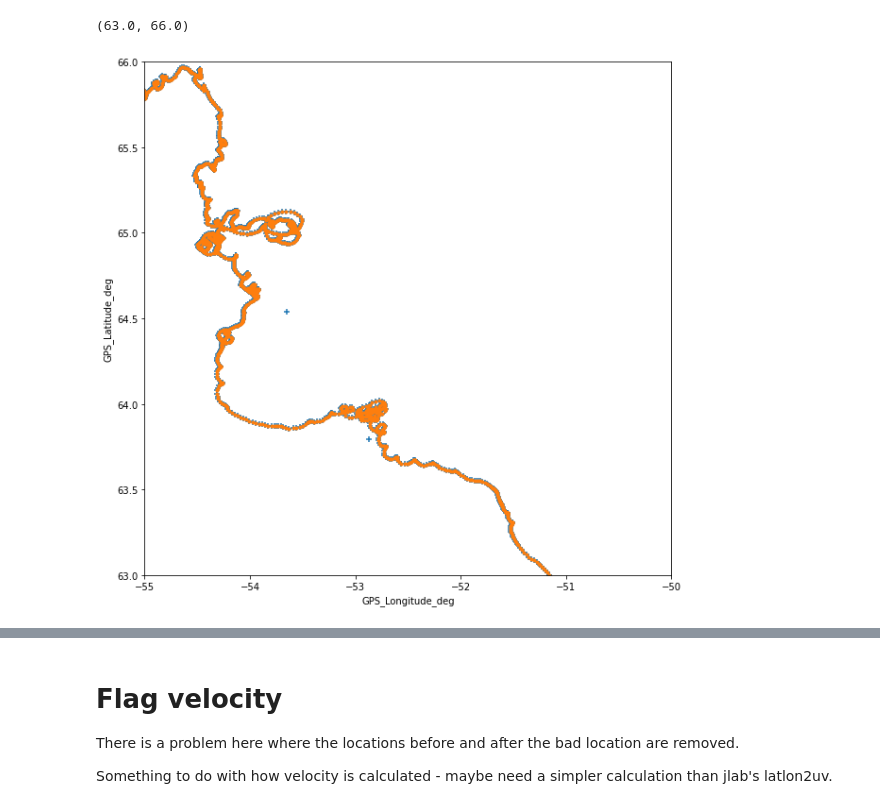
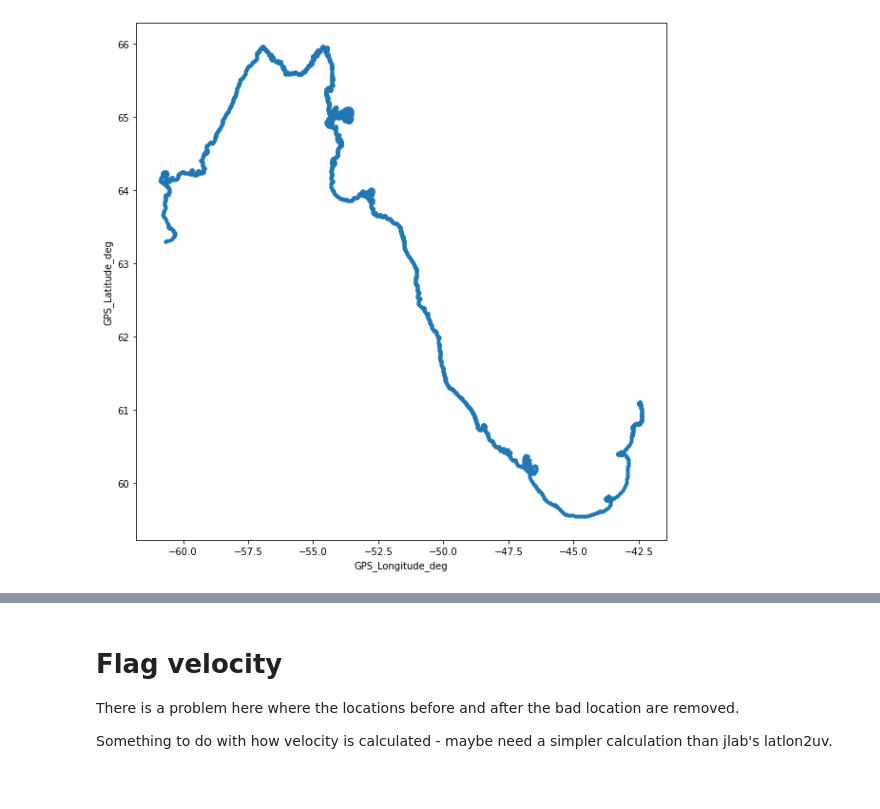
Before and after one commit to eleanorfrajka/drifters, a Jupyter notebook: 02-code/check_qc_1drifter.ipynb, the cells around one changed output, grey strips where cells are left out. Cells and saved outputs as stored; diff of their text form; code cells hidden in the pictures.

```diff
--- a/02-code/check_qc_1drifter.ipynb
+++ b/02-code/check_qc_1drifter.ipynb
@@ -80,13 +77,12 @@ Flagged 362 for GPS dropouts, 9 for region, 4 for velo
 # %%
 fig = plt.figure(figsize=(10,10))
-ds_raw.plot.scatter(x=lonname, y=latname, marker='+')
+#ds_raw.plot.scatter(x=lonname, y=latname, marker='+')
 ds_qc.plot.scatter(x=lonname, y=latname, marker='.')
 ax1 = plt.gca()
-ax1.set_xlim(xlim)
-ax1.set_ylim(ylim)
+#ax1.set_xlim(xlim)
+#ax1.set_ylim(ylim)
 # %% [output]
-(63.0, 66.0)
-[figure, old version]
+[figure, new version]
 # %%
 velmag = np.sqrt(np.square(ds_qc.uvel) + np.square(ds_qc.vvel))
 plt.plot(velmag)
```
Also changed, not shown: parts of 3 cells of this notebook, 4 other files.
